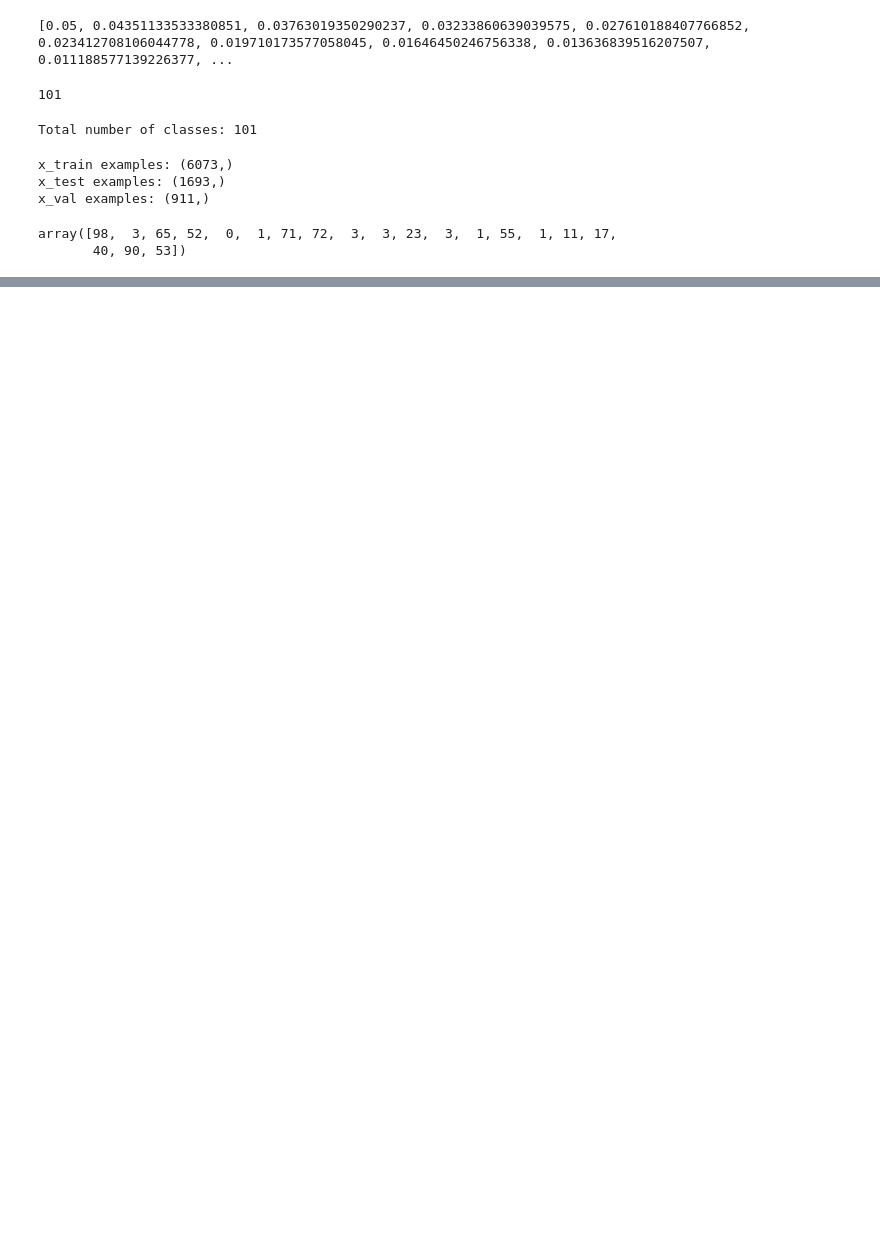
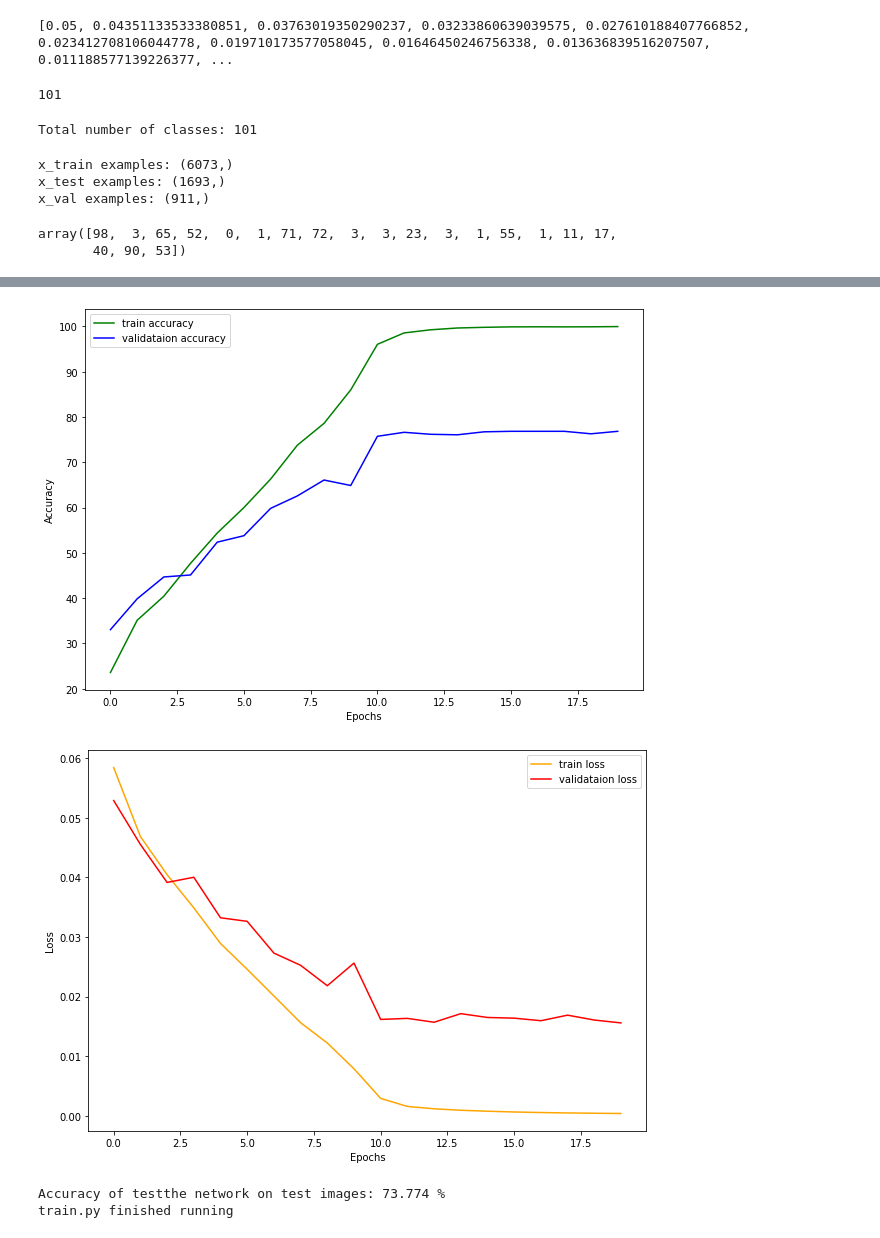
Before and after one commit to YuBeomGon/yolo, a Jupyter notebook: caltech101/notebooks/calteck101-resnet-sgd-test.ipynb, the cells around one changed output, grey strips where cells are left out. Cells and saved outputs as stored; diff of their text form; code cells hidden in the pictures; blank space fills up the shorter version.

Commit message:
gradient gating and acitvation test with caltech 101 dataset

```diff
--- a/caltech101/notebooks/calteck101-resnet-sgd-test.ipynb
+++ b/caltech101/notebooks/calteck101-resnet-sgd-test.ipynb
@@ -93,6 +93,7 @@ valloader = DataLoader(val_data, batch_size=BATCH_SIZE, shuffle=True)
 testloader = DataLoader(test_data, batch_size=BATCH_SIZE, shuffle=False)
 # %%
 model = resnet18(pretrained=False).to(device)
+model_gated = resnet18(pretrained=False).to(device)
 # %% [output]
 dilation [False, False, False]
 stride 1
@@ -134 +143,5 @@ Accuracy of testthe network on test images: 69.935 %
 train.py finished running
+# %%
+print(f"Training on {len(train_data)} examples, validating on {len(val_data)} examples...")
+train_gated(model_gated, trainloader, valloader)
+# %% [output]
@@ -134,0 +165,9 @@ train.py finished running
+[figure, added]
+[figure, added]
+# %%
+correct, total = test(model_gated, testloader)
+print('Accuracy of testthe network on test images: %0.3f %%' % (100 * correct / total))
+print('train.py finished running')
+# %% [output]
+Accuracy of testthe network on test images: 73.774 %
+train.py finished running
```
Also changed, not shown: parts of 7 cells of this notebook, 22 other files.
